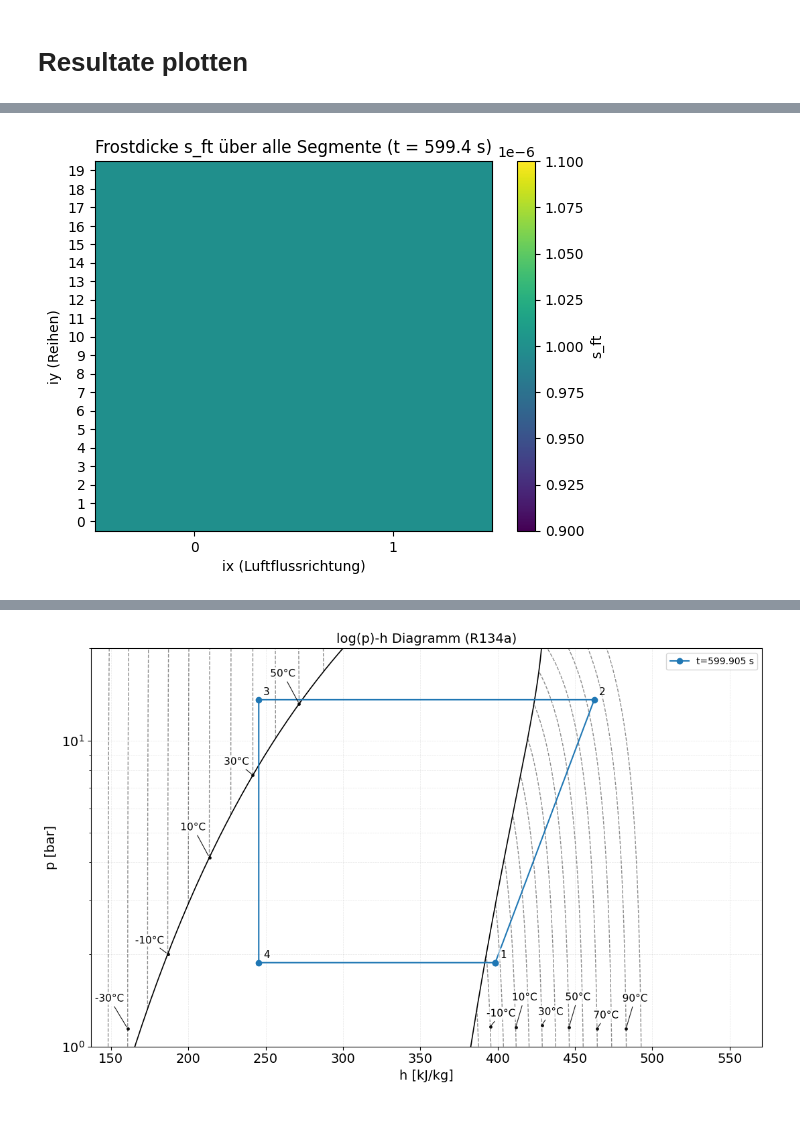
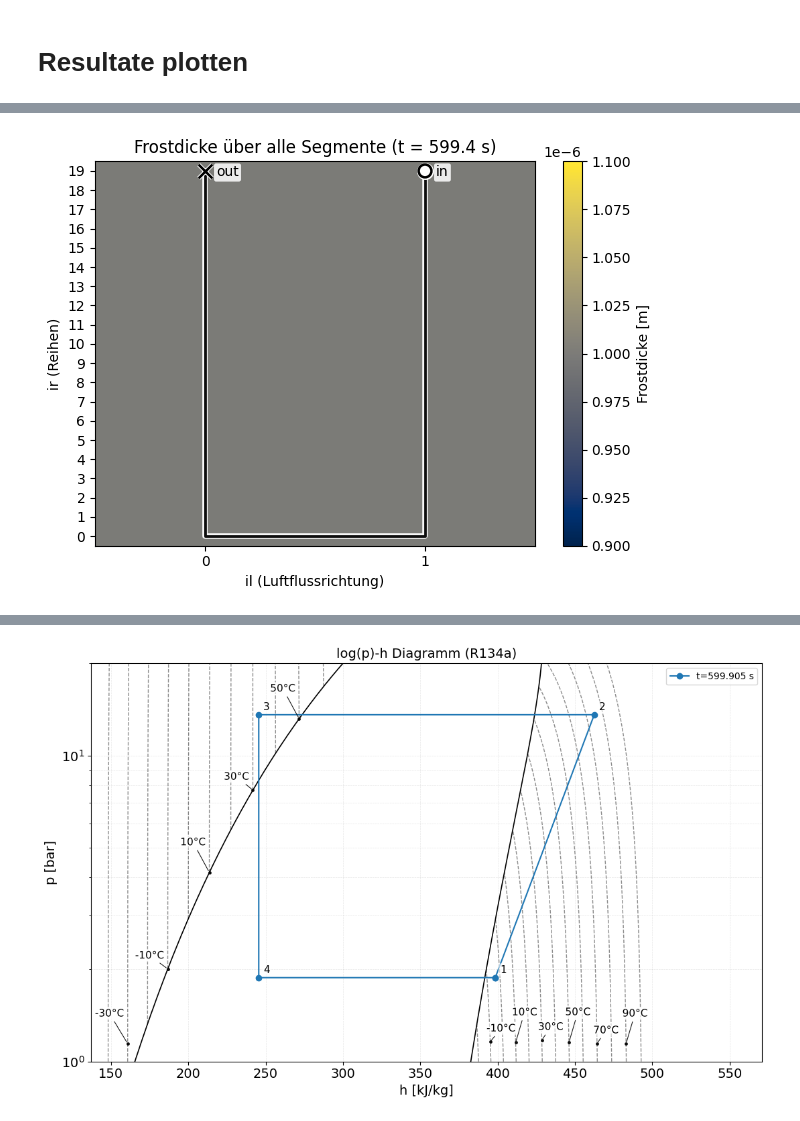
Before and after one commit to Lakito0100/MSE_VT1_luethluk, a Jupyter notebook: Examples/Example_Case_1 (F0)/Example_Case_1.ipynb, the cells around one changed output, grey strips where cells are left out. Cells and saved outputs as stored; diff of their text form; code cells hidden in the pictures.

Commit message:
Updated the plots

```diff
--- a/Examples/Example_Case_1 (F0)/Example_Case_1.ipynb
+++ b/Examples/Example_Case_1 (F0)/Example_Case_1.ipynb
@@ -189,6 +189,12 @@ fig, ax, Z_sft = plot.plot_segment_field_grid(
     t_idx=-1,          # letzter Zeitschritt
     title="Geschwindigkeit der Luft über alle Segmente",
     cmap="viridis",
+    field_label="Luftgeschwindigkeit [m/s]",
+    show_ref_path=True,
+    path_color="k",
+    geom=geom,
+    path_variant=geom.CP,
+    save_path="Plots/segment_velocity.png"
 )
 
 fig, ax, Z_sft = plot.plot_segment_field_grid(
@@ -196,8 +202,14 @@ fig, ax, Z_sft = plot.plot_segment_field_grid(
     field="s_ft",
     source="st",       # aus SimState
     t_idx=-1,          # letzter Zeitschritt
-    title="Frostdicke s_ft über alle Segmente",
-    cmap="viridis"
+    title="Frostdicke über alle Segmente",
+    cmap="cividis",
+    field_label="Frostdicke [m]",
+    show_ref_path=True,
+    path_color="k",
+    geom=geom,
+    path_variant=geom.CP,
+    save_path="Plots/segment_s_ft.png"
 )
 
 fig, ax, Z_Ta = plot.plot_segment_field_grid(
@@ -205,8 +217,14 @@ fig, ax, Z_Ta = plot.plot_segment_field_grid(
     field="T_a",
     source="cfg",      # aus CaseConfig
     t_idx=-1,
-    title="Lufttemperatur T_a über alle Segmente",
-    cmap="plasma"
+    title="Lufttemperatur über alle Segmente",
+    cmap="inferno",
+    field_label="Temperatur [°C]",
+    show_ref_path=True,
+    path_color="k",
+    geom=geom,
+    path_variant=geom.CP,
+    save_path="Plots/segment_T_a.png"
 )
 
 fig, ax, Z_Ta = plot.plot_segment_field_grid(
@@ -214,17 +232,29 @@ fig, ax, Z_Ta = plot.plot_segment_field_grid(
     field="w_amb",
     source="cfg",      # aus CaseConfig
     t_idx=-1,
-    title="Feuchtigkeit der Luft w_amb über alle Segmente",
-    cmap="viridis"
+    title="Feuchtegehalt der Luft über alle Segmente",
+    cmap="YlGnBu",
+    field_label="Feuchtegehalt [kg/kg]",
+    show_ref_path=True,
+    path_color="k",
+    geom=geom,
+    path_variant=geom.CP,
+    save_path="Plots/segment_w_amb.png"
 )
 
 fig, ax, Z_Ta = plot.plot_segment_field_grid(
     snapshots,
     field="RH",
-    source="cfg",      # aus CaseConfig
+    source="cfg",
     t_idx=-1,
-    title="relative Feuchtigkeit der Luft w_amb über alle Segmente",
-    cmap="viridis"
+    title="Relative Feuchtigkeit der Luft über alle Segmente",
+    cmap="GnBu",
+    field_label="relativer Feuchtegehalt [%]",
+    show_ref_path=True,
+    path_color="k",
+    geom=geom,
+    path_variant=geom.CP,
+    save_path="Plots/segment_RH.png"
 )
 
 fig, ax, Z_Ta = plot.plot_segment_field_grid(
@@ -233,7 +263,13 @@ fig, ax, Z_Ta = plot.plot_segment_field_grid(
     source="cfg",      # aus CaseConfig
     t_idx=-1,
     title="Temperatur der Wände über alle Segmente",
-    cmap="plasma"
+    cmap="inferno",
+    field_label="Temperatur [°C]",
+    show_ref_path=True,
+    path_color="k",
+    geom=geom,
+    path_variant=geom.CP,
+    save_path="Plots/segment_T_tube.png"
 )
 
 fig, ax, Z_Ta = plot.plot_segment_field_grid(
@@ -242,7 +278,13 @@ fig, ax, Z_Ta = plot.plot_segment_field_grid(
     source="cfg",      # aus CaseConfig
     t_idx=-1,
     title="Temperatur des Kältemittels über alle Segmente",
-    cmap="plasma"
+    cmap="inferno",
+    field_label="Temperatur [°C]",
+    show_ref_path=True,
+    path_color="k",
+    geom=geom,
+    path_variant=geom.CP,
+    save_path="Plots/segment_T_ref.png"
 )
 
 fig, ax, Z_Ta = plot.plot_segment_field_grid(
@@ -251,7 +293,13 @@ fig, ax, Z_Ta = plot.plot_segment_field_grid(
     source="cfg",      # aus CaseConfig
     t_idx=-1,
     title="Enthalpie des Kältemittels über alle Segmente",
-    cmap="viridis"
+    cmap="magma",
+    field_label="Enthalpie [J/kg]",
+    show_ref_path=True,
+    path_color="k",
+    geom=geom,
+    path_variant=geom.CP,
+    save_path="Plots/segment_h_ref.png"
 )
 
 fig, ax, Z_Ta = plot.plot_segment_field_grid(
@@ -260,7 +308,13 @@ fig, ax, Z_Ta = plot.plot_segment_field_grid(
     source="cfg",      # aus CaseConfig
     t_idx=-1,
     title="Druck vom Kältemittel über alle Segmente",
-    cmap="viridis"
+    cmap="cubehelix",
+    field_label="Druck [Pa]",
+    show_ref_path=True,
+    path_color="k",
+    geom=geom,
+    path_variant=geom.CP,
+    save_path="Plots/segment_p_ref.png"
 )
 
 fig, ax, Z_Ta = plot.plot_segment_field_grid(
@@ -268,7 +322,13 @@ fig, ax, Z_Ta = plot.plot_segment_field_grid(
     field="x_ref",
     source="cfg",      # aus CaseConfig
     t_idx=-1,
-    title="X des Kältemittel über alle Segmente",
-    cmap="viridis"
+    title="Dampfgehalt des Kältemittel über alle Segmente",
+    cmap="Greens",
+    field_label="Dampfgehalt [-]",
+    show_ref_path=True,
+    path_color="k",
+    geom=geom,
+    path_variant=geom.CP,
+    save_path="Plots/segment_x_ref.png"
 )
 # %% [output]
@@ -276 +336 @@ fig, ax, Z_Ta = plot.plot_segment_field_grid(
-[figure, old version]
+[figure, new version]
```
Also changed, not shown: parts of 2 cells of this notebook, 26 other files.
